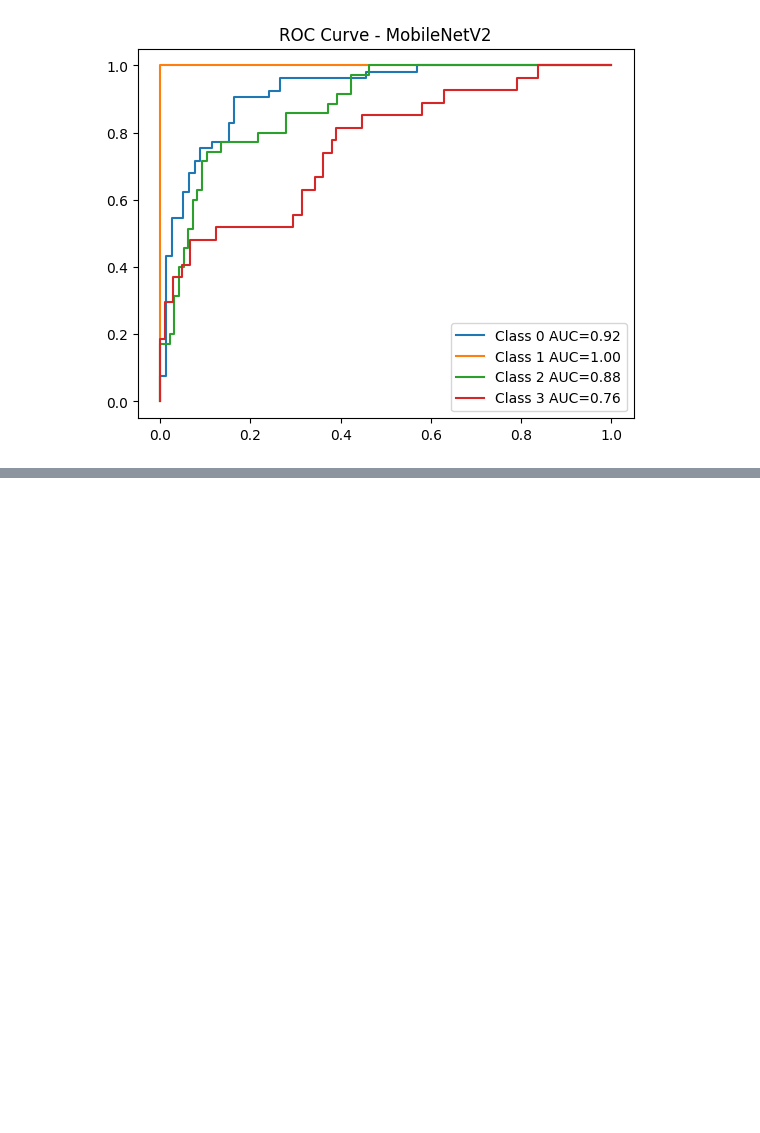
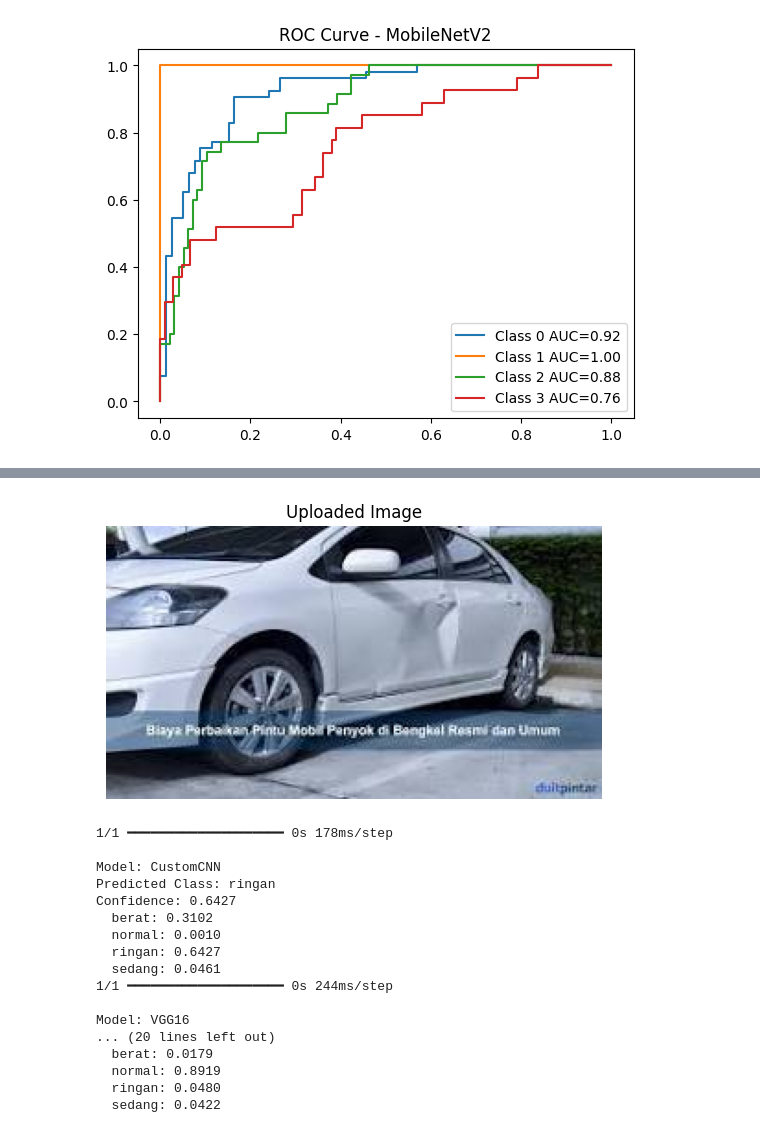
Before and after one commit to FatihUlumuddin/Analysis-of-Deep-Learning-Methods-for-Vehicle-Damage-Classification, a Jupyter notebook: A_Comparative_Analysis_of_Deep_Learning_Methods_for_Vehicle_Damage_Classification.ipynb, the cells around one changed output, grey strips where cells are left out. Cells and saved outputs as stored; diff of their text form; code cells hidden in the pictures; blank space fills up the shorter version.

```diff
--- a/A_Comparative_Analysis_of_Deep_Learning_Methods_for_Vehicle_Damage_Classification.ipynb
+++ b/A_Comparative_Analysis_of_Deep_Learning_Methods_for_Vehicle_Damage_Classification.ipynb
@@ -547,0 +635,21 @@ for name, model in models_dict.items():
+# %%
+predict_all_models("rusakringan.jpg")
+# %% [output]
+[figure, added]
+1/1 ━━━━━━━━━━━━━━━━━━━━ 0s 178ms/step
+
+Model: CustomCNN
+Predicted Class: ringan
+Confidence: 0.6427
+  berat: 0.3102
+  normal: 0.0010
+  ringan: 0.6427
+  sedang: 0.0461
+1/1 ━━━━━━━━━━━━━━━━━━━━ 0s 244ms/step
+
+Model: VGG16
+... (20 lines left out)
+  berat: 0.0179
+  normal: 0.8919
+  ringan: 0.0480
+  sedang: 0.0422
```
Also changed, not shown: parts of 6 cells of this notebook.
